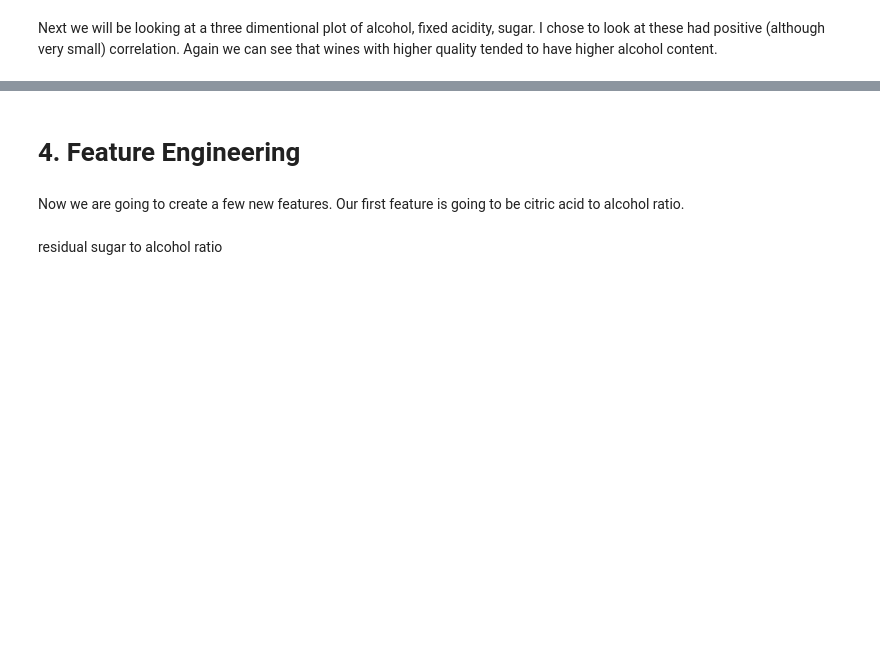
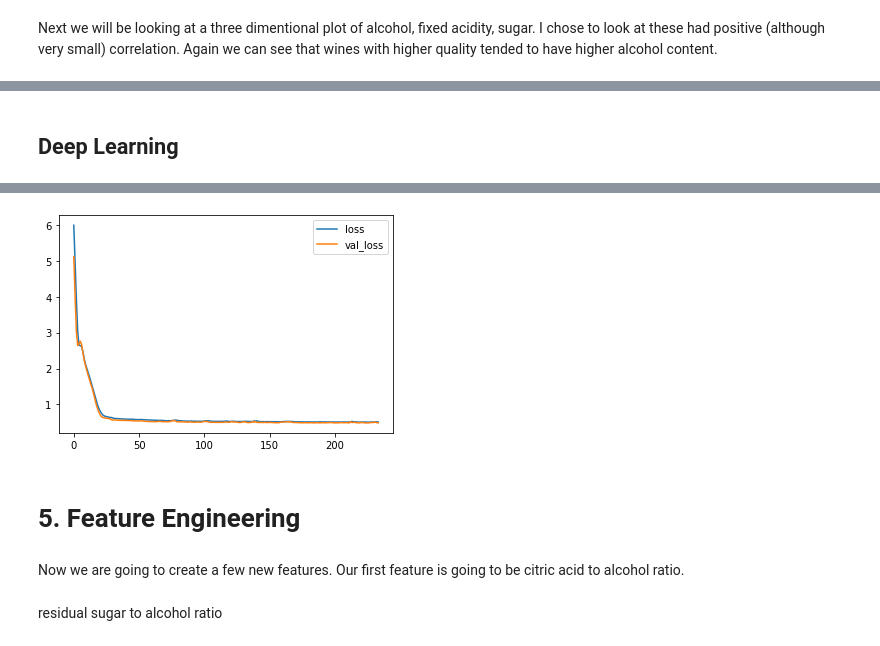
Before and after one commit to jarred13/Predicting_Quality_of_Wine, a Jupyter notebook: picking-wine-it-s-all-in-the-data.ipynb, the cells around one changed output, grey strips where cells are left out. Drawn from its saved outputs; the diff is of its cells as text; code cells hidden in the pictures; blank space fills up the shorter version.

```diff
--- a/picking-wine-it-s-all-in-the-data.ipynb
+++ b/picking-wine-it-s-all-in-the-data.ipynb
@@ -201,0 +282,60 @@ fig.show()
+# %% [markdown]
+## Deep Learning
+# %%
+#setting our seed
+seed = 1
+tf.random.set_seed(seed)
+
+#setting up the keras sequential model
+model = keras.Sequential([
+    layers.Dense(28, activation='relu', input_shape=[11]),
+    layers.Dense(28, activation='relu'),
+    layers.Dense(28, activation='relu'),
+    layers.Dense(1),
+])
+
+#compiling the model perameters
+model.compile(
+    optimizer='adam',
+    loss='mae'
+)
+
+#including early stopping to revent overfitting
+early_stopping = keras.callbacks.EarlyStopping(
+    patience=30,
+    min_delta=0.001,
+    restore_best_weights=True,
+)
+
+#traing the model
+history = model.fit(
+    X_train, y_train,
+    validation_data=(X_test, y_test),
+    batch_size=512,
+    epochs=1000,
+    callbacks=[early_stopping],
+    verbose=0, # hide the output because we have so many epochs
+)
+
+#plotting the loss results
+history_df = pd.DataFrame(history.history)
+history_df.loc[:, ['loss', 'val_loss']].plot();
+print("Minimum validation loss: {}".format(history_df['val_loss'].min()))
+
+model.fit(
+    X_train, y_train,
+    validation_data=(X_test, y_test),
+    batch_size=512,
+    epochs=1000,
+    callbacks=[early_stopping],
+    verbose=0)
+
+#making the predictions
+dnn_pred = model.predict(X_test)
+
+#getting our results
+dnn_mse = mean_squared_error(y_test,dnn_pred)
+
+#printing rmse
+print("MSE =",(round(dnn_mse,2)))
+# %% [output]
@@ -202,5 +346,6 @@ fig.show()
+[figure, added]
 # %% [markdown]
-# 4. Feature Engineering
+# 5. Feature Engineering
 # %% [markdown]
 Now we are going to create a few new features. Our first feature is going to be citric acid to alcohol ratio.
 # %%
```
Also changed, not shown: parts of 32 cells of this notebook.
